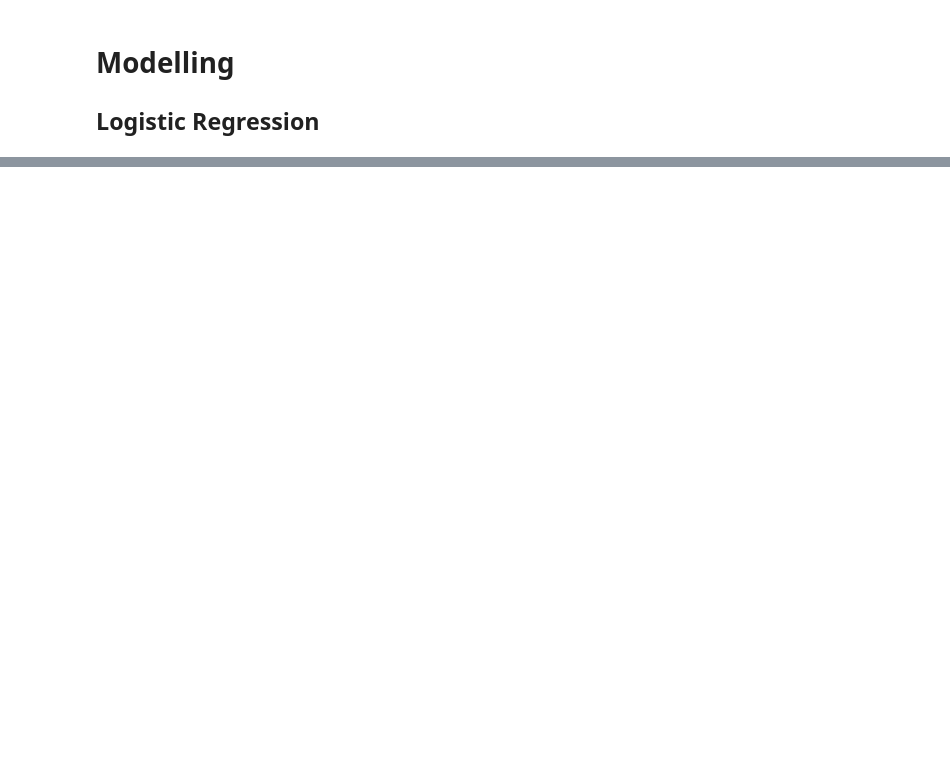
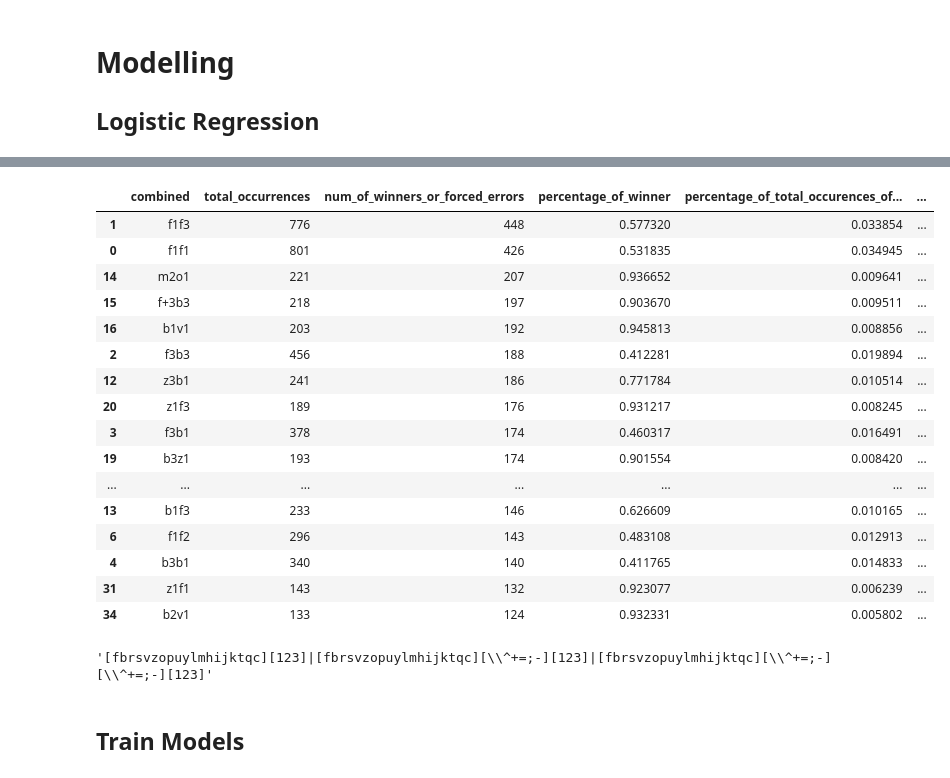
Before and after one commit to kyirong6/303, a Jupyter notebook: experiments/experiments.ipynb, the cells around one changed output, grey strips where cells are left out. Saved outputs shown, nothing was run; the diff lists cells and outputs as text; code cells hidden in the pictures; blank space fills up the shorter version.

```diff
--- a/experiments/experiments.ipynb
+++ b/experiments/experiments.ipynb
@@ -1171,0 +996,20 @@ f3b1               0.2473      0.171      1.446      0.148      -0.088       0.5
+# %%
+stats_df.sort_values('percentage_of_overall_winner', ascending=False).head(20)
+# %% [output]
+|  | combined | total_occurrences | num_of_winners_or_forced_errors | percentage_of_winner | percentage_of_total_occurences_of... | ... |
+| 1 | f1f3 | 776 | 448 | 0.577320 | 0.033854 | ... |
+| 0 | f1f1 | 801 | 426 | 0.531835 | 0.034945 | ... |
+| 14 | m2o1 | 221 | 207 | 0.936652 | 0.009641 | ... |
+| 15 | f+3b3 | 218 | 197 | 0.903670 | 0.009511 | ... |
+| 16 | b1v1 | 203 | 192 | 0.945813 | 0.008856 | ... |
+| 2 | f3b3 | 456 | 188 | 0.412281 | 0.019894 | ... |
+| 12 | z3b1 | 241 | 186 | 0.771784 | 0.010514 | ... |
+| 20 | z1f3 | 189 | 176 | 0.931217 | 0.008245 | ... |
+| 3 | f3b1 | 378 | 174 | 0.460317 | 0.016491 | ... |
+| 19 | b3z1 | 193 | 174 | 0.901554 | 0.008420 | ... |
+| ... | ... | ... | ... | ... | ... | ... |
+| 13 | b1f3 | 233 | 146 | 0.626609 | 0.010165 | ... |
+| 6 | f1f2 | 296 | 143 | 0.483108 | 0.012913 | ... |
+| 4 | b3b1 | 340 | 140 | 0.411765 | 0.014833 | ... |
+| 31 | z1f1 | 143 | 132 | 0.923077 | 0.006239 | ... |
+| 34 | b2v1 | 133 | 124 | 0.932331 | 0.005802 | ... |
@@ -1171,0 +1067,4 @@ f3b1               0.2473      0.171      1.446      0.148      -0.088       0.5
+# %%
+shot_and_direction_new
+# %% [output]
+'[fbrsvzopuylmhijktqc][123]|[fbrsvzopuylmhijktqc][\\^+=;-][123]|[fbrsvzopuylmhijktqc][\\^+=;-][\\^+=;-][123]'
@@ -1171,0 +1287,2 @@ f3b1               0.2473      0.171      1.446      0.148      -0.088       0.5
+# %% [markdown]
+## Train Models
```
Also changed, not shown: parts of 129 cells of this notebook.
